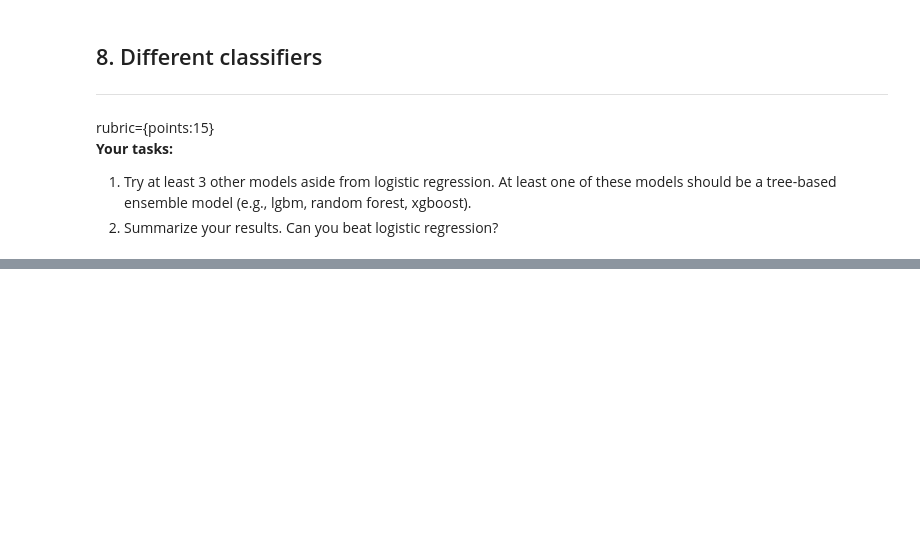
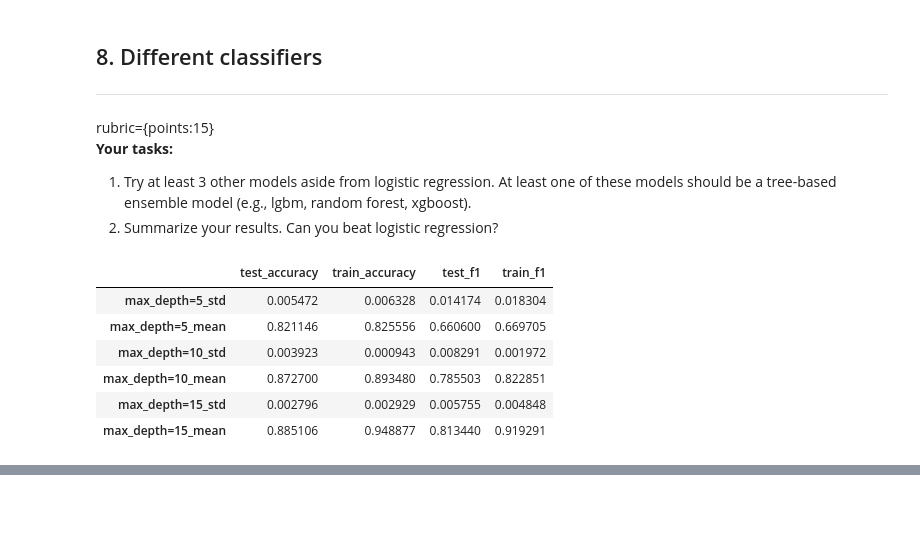
Before and after one commit to Blaise143/CPSC-330-ASSIGNMENTS, a Jupyter notebook: hw6/hw6-starter.ipynb, the cells around one changed output, grey strips where cells are left out. Drawn from its saved outputs; the diff is of its cells as text; code cells hidden in the pictures; blank space fills up the shorter version.

```diff
--- a/hw6/hw6-starter.ipynb
+++ b/hw6/hw6-starter.ipynb
@@ -414,3 +502,16 @@ rubric={points:15}
 **Your tasks:**
 1. Try at least 3 other models aside from logistic regression. At least one of these models should be a tree-based ensemble model (e.g., lgbm, random forest, xgboost).
 2. Summarize your results. Can you beat logistic regression?
+# %%
+# RANDOM FOREST CLASSIFIER
+depths = [5, 10, 15]
+rf_cv = cross_val_train("Random Forest", params=depths, metrics=metrics)
+rf_cv
+# %% [output]
+|  | test_accuracy | train_accuracy | test_f1 | train_f1 |
+| max_depth=5_std | 0.005472 | 0.006328 | 0.014174 | 0.018304 |
+| max_depth=5_mean | 0.821146 | 0.825556 | 0.660600 | 0.669705 |
+| max_depth=10_std | 0.003923 | 0.000943 | 0.008291 | 0.001972 |
+| max_depth=10_mean | 0.872700 | 0.893480 | 0.785503 | 0.822851 |
+| max_depth=15_std | 0.002796 | 0.002929 | 0.005755 | 0.004848 |
+| max_depth=15_mean | 0.885106 | 0.948877 | 0.813440 | 0.919291 |
```
Also changed, not shown: parts of 11 cells of this notebook.
